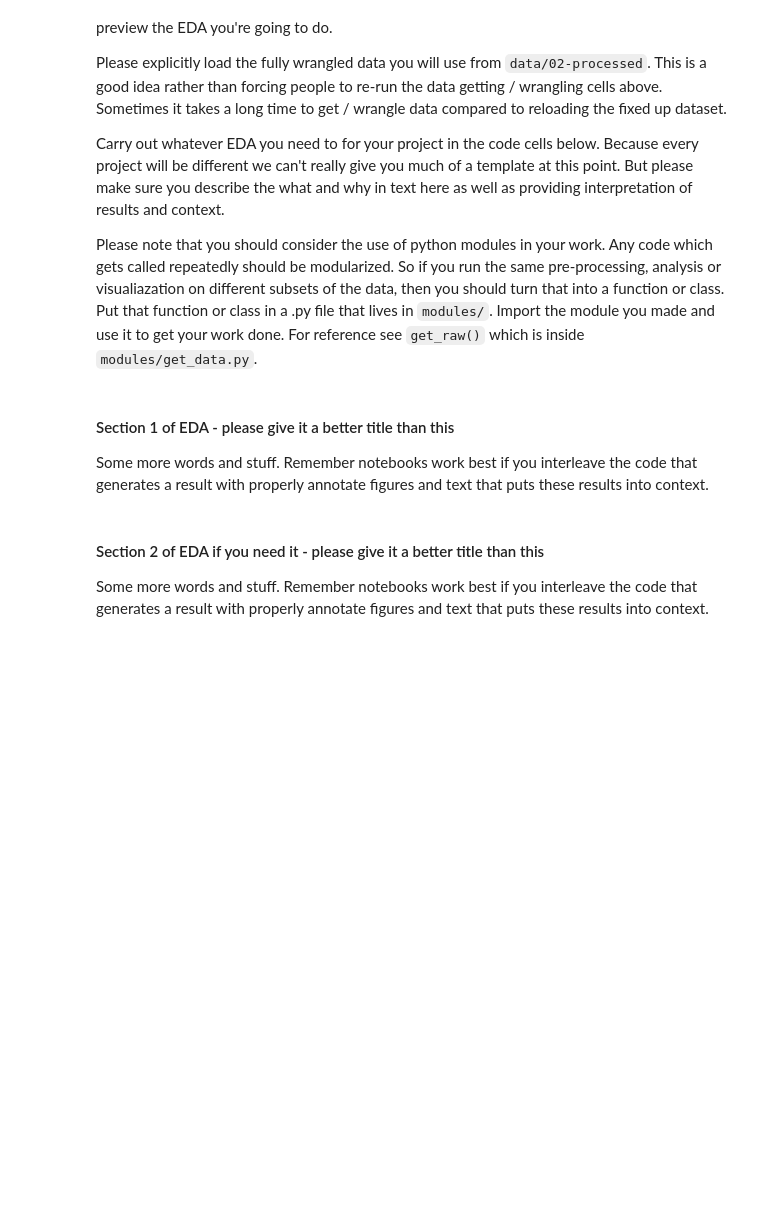
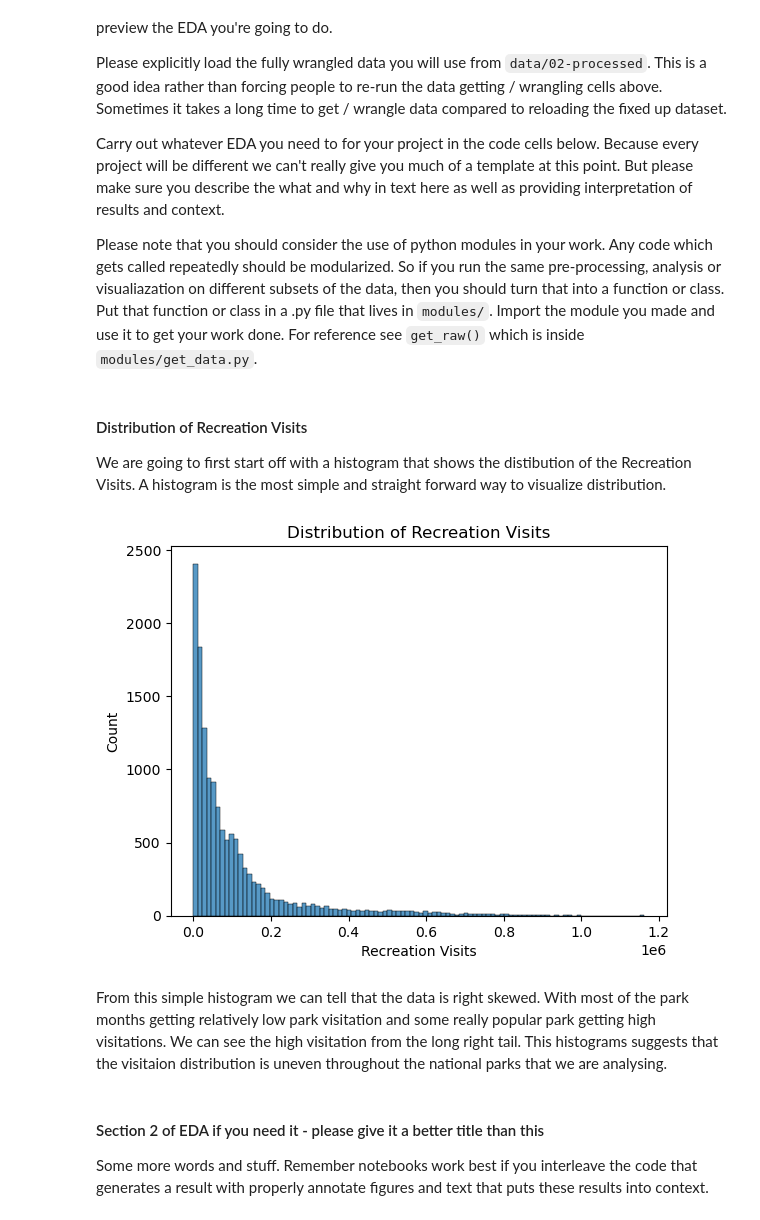
Before and after one commit to COGS108/Group112_WI26, a Jupyter notebook: 02-EDACheckpoint.ipynb, the cells around one changed output. Saved outputs shown, nothing was run; the diff lists cells and outputs as text; code cells hidden in the pictures; blank space fills up the shorter version.

Commit message:
Section 1 of EDA

```diff
--- a/02-EDACheckpoint.ipynb
+++ b/02-EDACheckpoint.ipynb
@@ -345,13 +345,28 @@ Please explicitly load the fully wrangled data you will use from `data/02-proces
 Carry out whatever EDA you need to for your project in the code cells below.  Because every project will be different we can't really give you much of a template at this point. But please make sure you describe the what and why in text here as well as providing interpretation of results and context.
 
 Please note that you should consider the use of python modules in your work.  Any code which gets called repeatedly should be modularized. So if you run the same pre-processing, analysis or visualiazation on different subsets of the data, then you should turn that into a function or class.  Put that function or class in a .py file that lives in `modules/`.  Import the module you made and use it to get your work done.  For reference see `get_raw()` which is inside `modules/get_data.py`.
-# %% [markdown]
-#### Section 1 of EDA - please give it a better title than this
-
-Some more words and stuff.  Remember notebooks work best if you interleave the code that generates a result with properly annotate figures and text that puts these results into context.
+# %%
+## Loading the fully wrangled data
+nps = pd.read_csv("data/02-processed/nps_visitation_2000_2024_processed.csv")
+nps
+
+## import seaborn and matplotlib for plotting
+import seaborn as sns
+import matplotlib.pyplot as plt
+# %% [markdown]
+#### Distribution of Recreation Visits
+
+We are going to first start off with a histogram that shows the distibution of the Recreation Visits. A histogram is the most simple and straight forward way to visualize distribution.
 # %%
 ## YOUR CODE HERE
 ## FEEL FREE TO ADD MULTIPLE CELLS PER SECTION
+sns.histplot(nps['Recreation Visits'], bins = 100)
+plt.title('Distribution of Recreation Visits')
+plt.show()
+# %% [output]
+[figure, added]
+# %% [markdown]
+From this simple histogram we can tell that the data is right skewed. With most of the park months getting relatively low park visitation and some really popular park getting high visitations. We can see the high visitation from the long right tail. This histograms suggests that the visitaion distribution is uneven throughout the national parks that we are analysing.
 # %% [markdown]
 #### Section 2 of EDA if you need it  - please give it a better title than this
 
```
Also changed, not shown: parts of 1 cell of this notebook.
